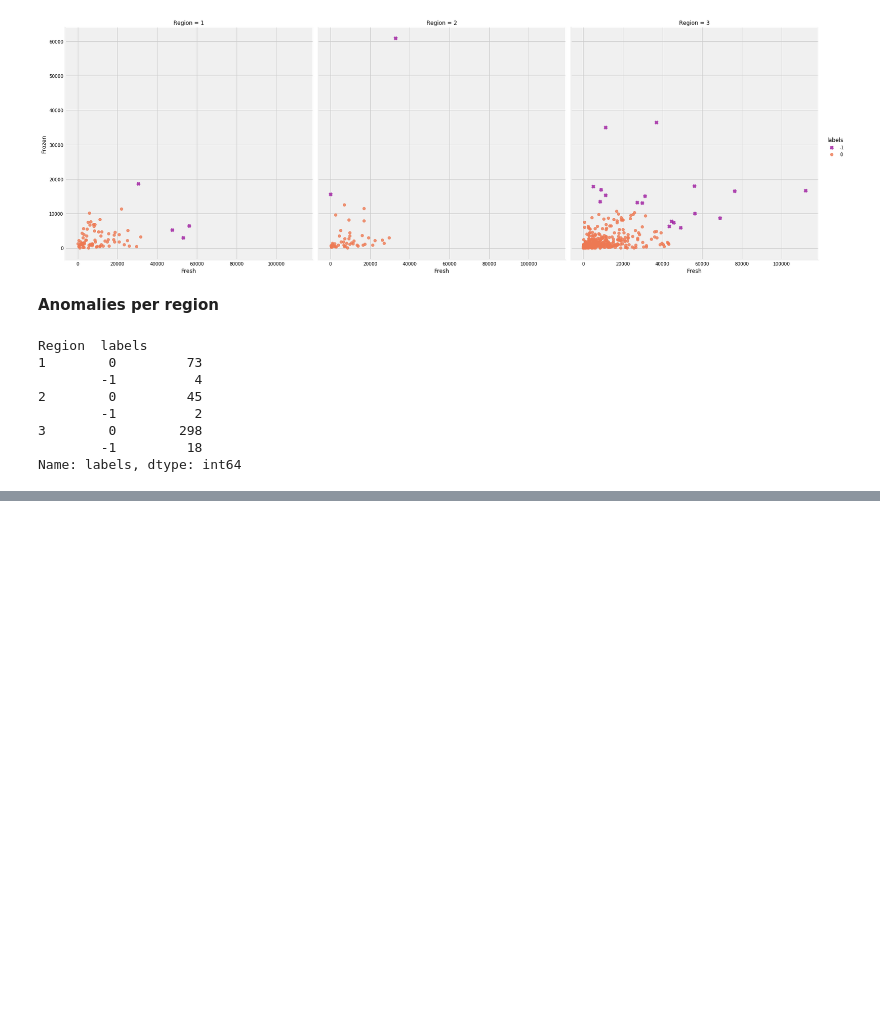
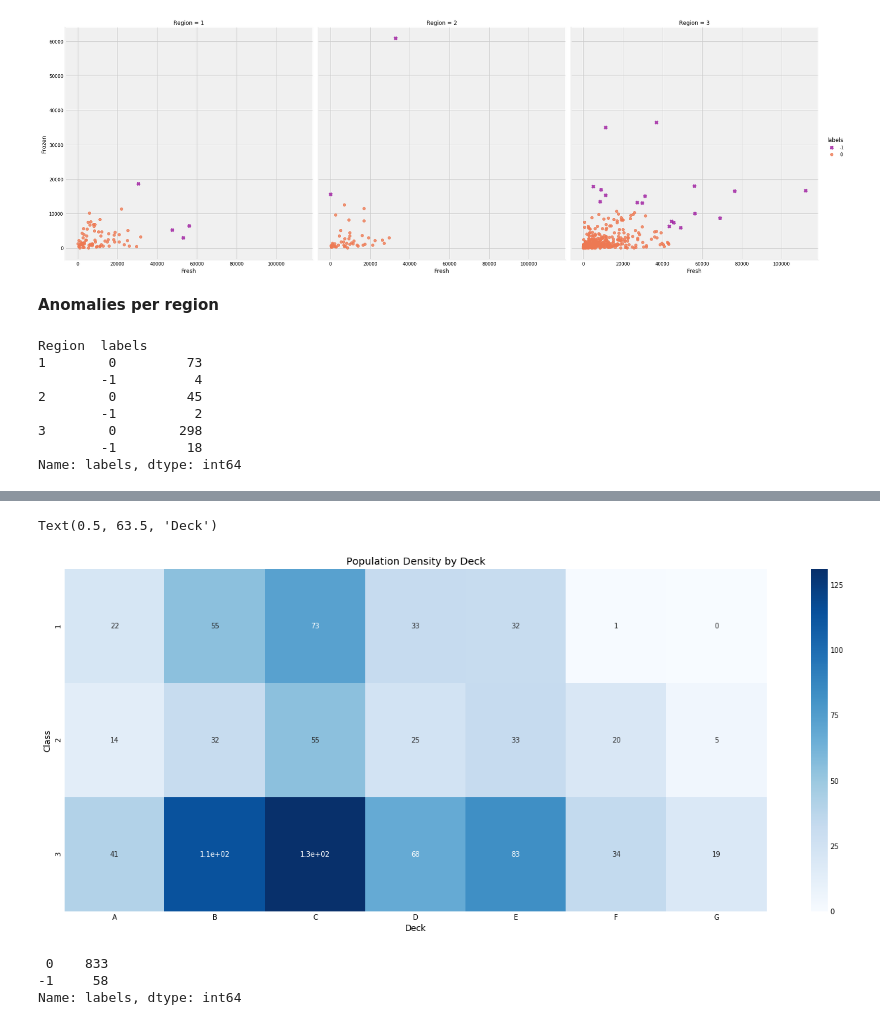
Before and after one commit to escalante-eric/ds-methodologies-exercises, a Jupyter notebook: anomaly_detection.ipynb, the cells around one changed output, grey strips where cells are left out. Cells and saved outputs as stored; diff of their text form; code cells hidden in the pictures; blank space fills up the shorter version.

```diff
--- a/anomaly_detection.ipynb
+++ b/anomaly_detection.ipynb
@@ -469,0 +525,13 @@ def get_titanic_data():
+# %%
+deck_estimate = pd.crosstab(dft.pclass, dft.deck)
+# %%
+fig, ax = plt.subplots()
+fig.set_size_inches(20, 9)
+
+sns.heatmap(deck_estimate, cmap="Blues", annot=True)
+plt.title("Population Density by Deck")
+plt.ylabel("Class")
+plt.xlabel("Deck")
+# %% [output]
+Text(0.5, 63.5, 'Deck')
+[figure, added]
@@ -469,0 +549,9 @@ def get_titanic_data():
+# %%
+labels = dbsc.labels_
+
+titanic_anom['labels'] = labels
+titanic_anom.labels.value_counts()
+# %% [output]
+ 0    833
+-1     58
+Name: labels, dtype: int64
```
Also changed, not shown: parts of 22 cells of this notebook, 2 other files.
